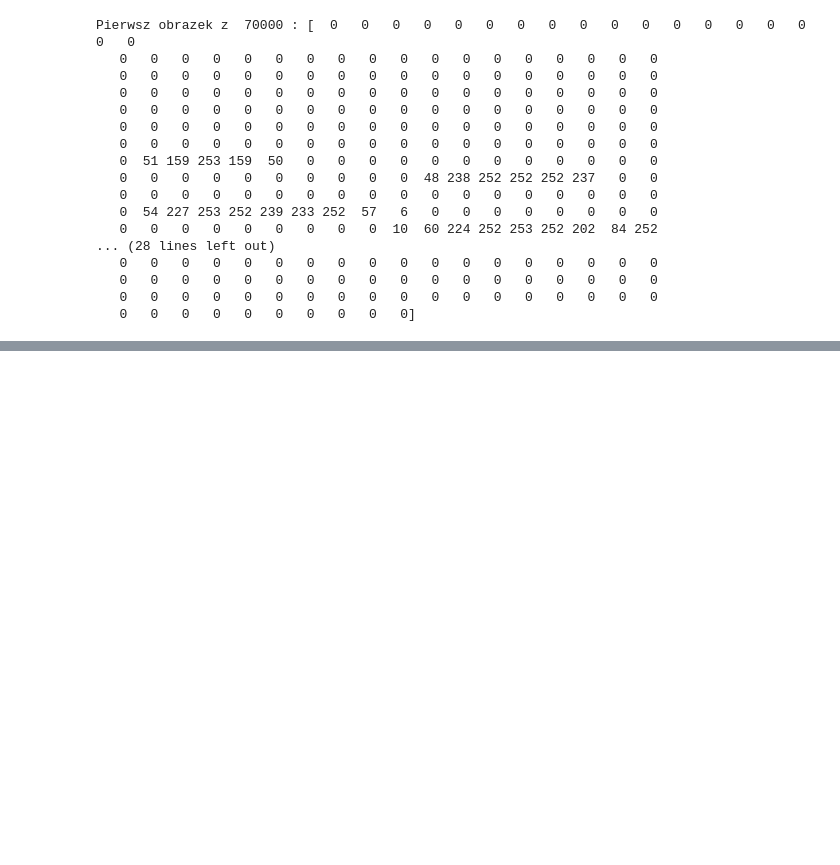
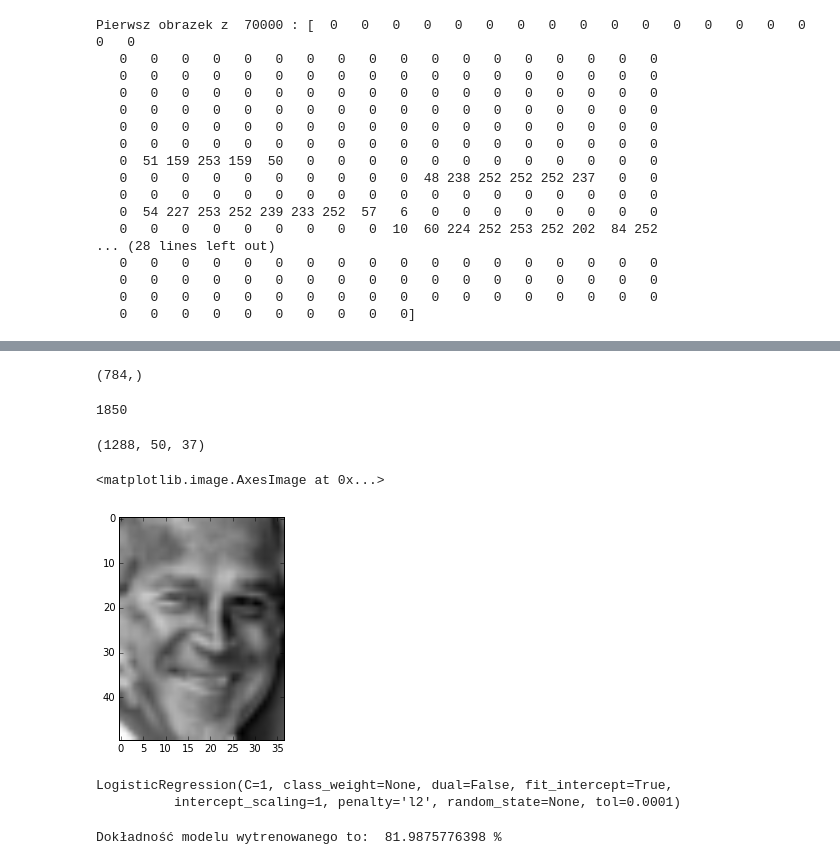
Before and after one commit to uj-robotics/dalek, a Jupyter notebook: practical-ml/cyfry-twarze-kałamarze.ipynb, the cells around one changed output, grey strips where cells are left out. Saved outputs shown, nothing was run; the diff lists cells and outputs as text; code cells hidden in the pictures; blank space fills up the shorter version.

```diff
--- a/practical-ml/cyfry-twarze-kałamarze.ipynb
+++ b/practical-ml/cyfry-twarze-kałamarze.ipynb
@@ -49,0 +140,42 @@ plt.imshow(img)
+# %%
+X[0].shape
+# %% [output]
+(784,)
+# %%
+50*37
+# %% [output]
+1850
+# %%
+n_samples, h, w
+# %% [output]
+(1288, 50, 37)
+# %%
+from sklearn.datasets import fetch_lfw_people
+
+# Wczytanie danych i rozmiarow
+lfw_people = fetch_lfw_people(min_faces_per_person=70, resize=0.4)
+n_samples, h, w = lfw_people.images.shape
+
+# Podzial na zbior trenujacy i testujacy
+X = lfw_people.data
+Y = lfw_people.target
+X = preprocessing.scale(X.astype("float64")) #scale() to preprocessing który normalizuje dane ze sa symetrycznie wokol 0
+X_train, X_test, Y_train, Y_test = train_test_split(X,Y)
+
+
+plt.imshow(X_train[2].reshape(h,w), cmap=plt.cm.gray)
+# %% [output]
+<matplotlib.image.AxesImage at 0x...>
+[figure, added]
+# %%
+logistic = linear_model.LogisticRegression(C=1)
+logistic.fit(X_train, Y_train)
+# %% [output]
+LogisticRegression(C=1, class_weight=None, dual=False, fit_intercept=True,
+          intercept_scaling=1, penalty='l2', random_state=None, tol=0.0001)
+# %%
+pipe = Pipeline(steps=[('pca', pca), ('logistic', logistic)])
+Y_test_predicted = logistic.predict(X_test)
+print "Dokładność modelu wytrenowanego to: ",100*sklearn.metrics.accuracy_score(Y_test, Y_test_predicted), "%"
+# %% [output]
+Dokładność modelu wytrenowanego to:  81.9875776398 %
```
Also changed, not shown: parts of 15 cells of this notebook, 1 other file.
